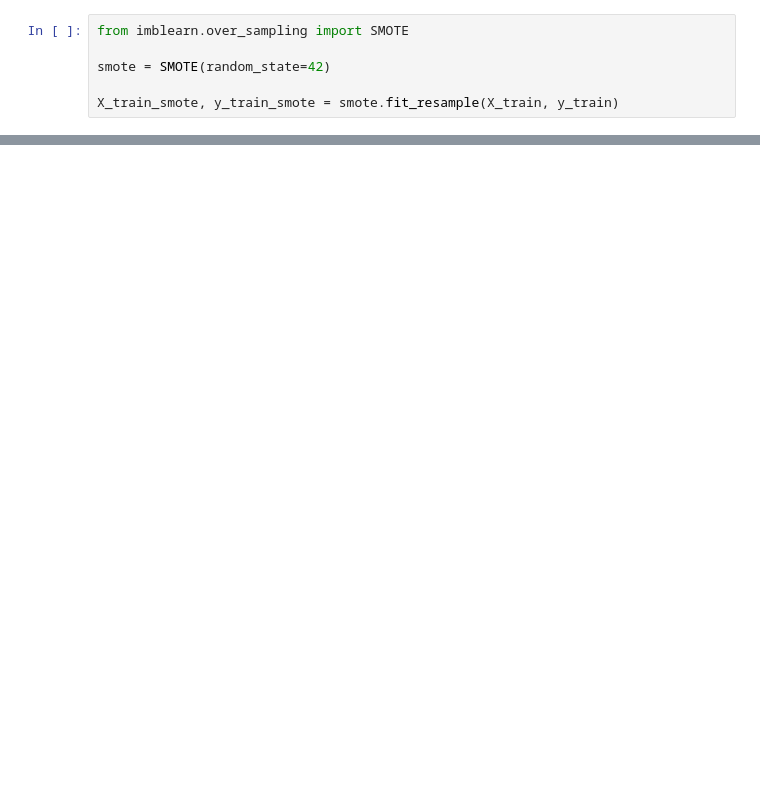
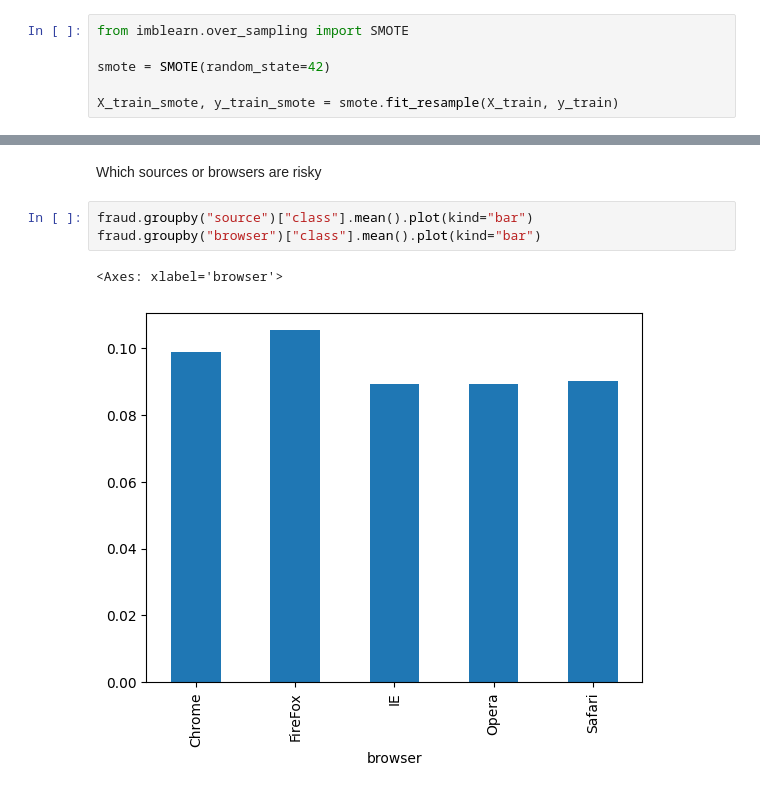
Before and after one commit to redietwogayehu/fraud-detection, a Jupyter notebook: notebooks/eda-fraud-data.ipynb, the cells around one changed output, grey strips where cells are left out. Drawn from its saved outputs; the diff is of its cells as text; blank space fills up the shorter version.

```diff
--- a/notebooks/eda-fraud-data.ipynb
+++ b/notebooks/eda-fraud-data.ipynb
@@ -556,0 +260,8 @@ plt.show()
+# %% [markdown]
+Which sources or browsers are risky
+# %%
+fraud.groupby("source")["class"].mean().plot(kind="bar")
+fraud.groupby("browser")["class"].mean().plot(kind="bar")
+# %% [output]
+<Axes: xlabel='browser'>
+[figure, added]
```
Also changed, not shown: parts of 127 cells of this notebook, 9 other files.
